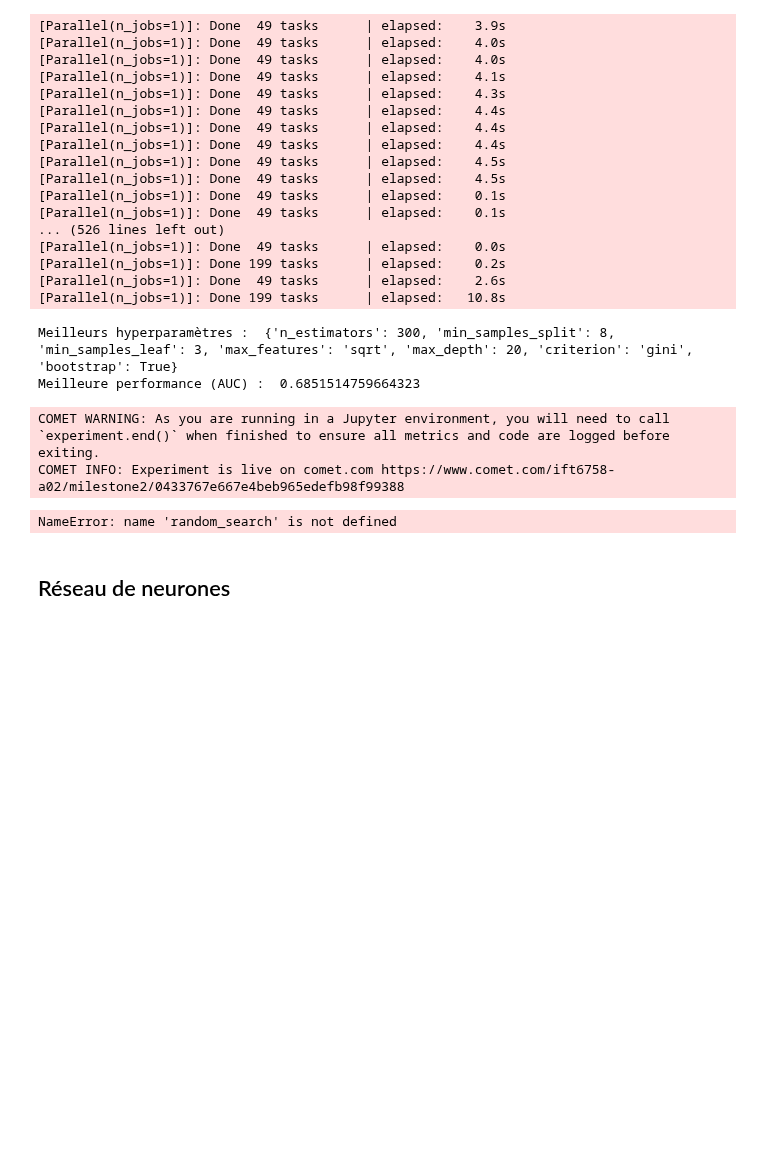
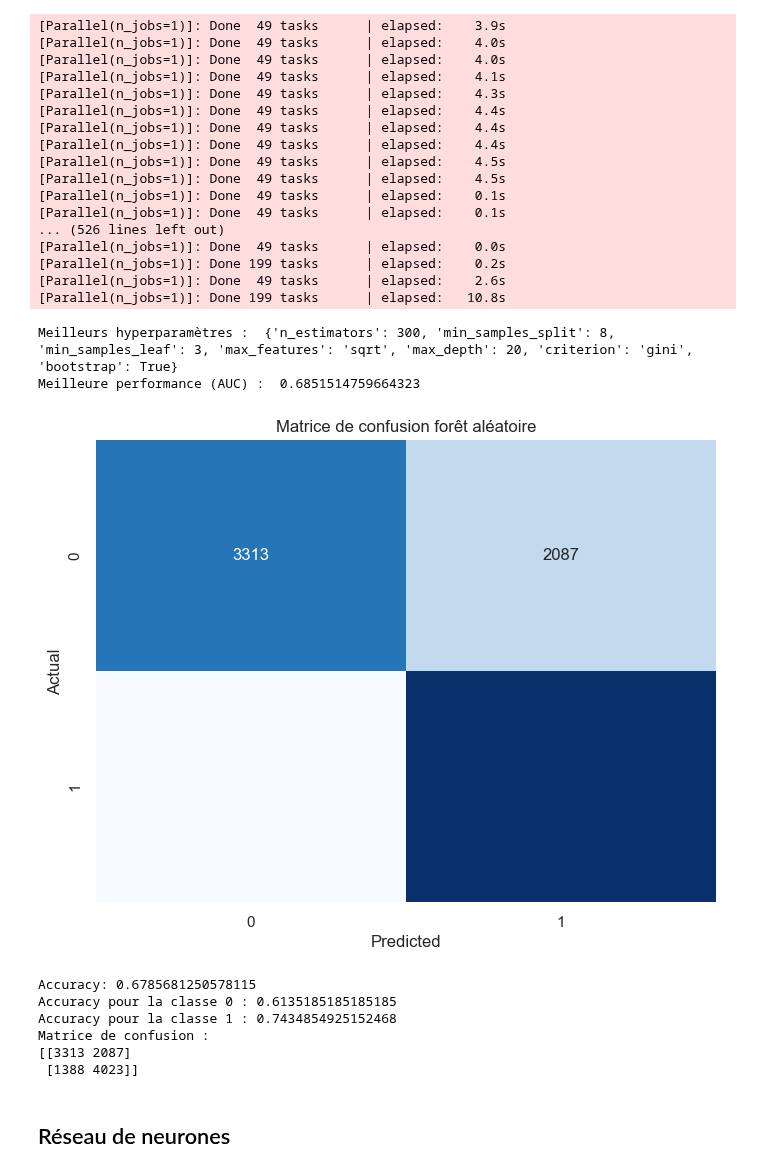
Before and after one commit to Alexia57/A02-projet, a Jupyter notebook: notebooks/Milestone2_faites_de_votre_mieux.ipynb, the cells around one changed output. Saved outputs shown, nothing was run; the diff lists cells and outputs as text; code cells hidden in the pictures; blank space fills up the shorter version.

```diff
--- a/notebooks/Milestone2_faites_de_votre_mieux.ipynb
+++ b/notebooks/Milestone2_faites_de_votre_mieux.ipynb
@@ -498,7 +463,7 @@ Meilleure performance (AUC) :  0.6851514759664323
     n_jobs=-1
 )"""
 
-experience_comet = True
+experience_comet = False
 
 if experience_comet:
     exp_rf = Experiment(
@@ -509,14 +474,15 @@ if experience_comet:
     exp_rf.set_name("Modèle RandomForest 50/50 - best hyperparametre")
 
 # Création du modèle avec les meilleurs hyperparamètres
-best_params = random_search.best_params_
-rf = RandomForestClassifier(**best_params)
+#best_params = random_search.best_params_
+best_params = {'n_estimators': 300, 'min_samples_split': 8, 'min_samples_leaf': 3, 'max_features': 'sqrt', 'max_depth': 20, 'criterion': 'gini', 'bootstrap': True}
+rf_50 = RandomForestClassifier(**best_params)
 
 # Entraîenement
-rf.fit(X_train_try, y_train_try)
+rf_50.fit(X_train_try, y_train_try)
 
 # prédictions sur l'ensemble de validation
-y_pred_rf_try = rf.predict(X_valid_try)
+y_pred_rf_try = rf_50.predict(X_valid_try)
 
 # Calcul de l'accuracy et de la matrice de confusion
 accuracy_rf_try = accuracy_score(y_valid_try, y_pred_rf_try)
@@ -529,44 +495,48 @@ plt.xlabel('Predicted')
 plt.ylabel('Actual')
 plt.title('Matrice de confusion forêt aléatoire')
 plt.show()
 
 # Calcul des accuracies par classe
 accuracy_class_0_rf_try = (y_pred_rf_try[y_valid_try.values == 0] == 0).sum() / (y_valid_try.values == 0).sum()
 accuracy_class_1_rf_try = (y_pred_rf_try[y_valid_try.values == 1] == 1).sum() / (y_valid_try.values == 1).sum()
 
 print(f"Accuracy: {accuracy_rf_try}")
 print(f"Accuracy pour la classe 0 : {accuracy_class_0_rf_try}")
 print(f"Accuracy pour la classe 1 : {accuracy_class_1_rf_try}")
 print(f'Matrice de confusion : \n{conf_matrix_rf_try}')
 
 hyperparams_rf_try = {
-    "criterion": rf.criterion,
-    "max_depth": rf.max_depth,
-    "max_features": rf.max_features,
-    "min_samples_leaf": rf.min_samples_leaf,
-    "min_samples_split": rf.min_samples_split,
-    "n_estimators": rf.n_estimators,
-    "random_state": rf.random_state
+    "criterion": rf_50.criterion,
+    "max_depth": rf_50.max_depth,
+    "max_features": rf_50.max_features,
+    "min_samples_leaf": rf_50.min_samples_leaf,
+    "min_samples_split": rf_50.min_samples_split,
+    "n_estimators": rf_50.n_estimators,
+    "random_state": rf_50.random_state
 }
 
 if experience_comet:
     if not os.path.exists('models'):
         os.makedirs('models')
 
-    pickle.dump(rf, open("models/random_forest_50-50_best_param.pkl", "wb"))
+    pickle.dump(rf_50, open("models/random_forest_50-50_best_param.pkl", "wb"))
 
     exp_rf.log_model("Modèle RandomForest après ACP", "models/random_forest_50-50_best_hyp-param.pkl")
     exp_rf.log_metric("accuracy", accuracy_rf_try)
     exp_rf.log_metric("accuracy_class_0", accuracy_class_0_rf_try)
     exp_rf.log_metric("accuracy_class_1", accuracy_class_1_rf_try)
     exp_rf.log_confusion_matrix(y_true=y_valid_try, y_predicted=y_pred_rf_try, title="Matrice de confusion : RandomForest 50-50 - best hyperparametre")
     exp_rf.log_parameters(hyperparams_rf_try)
     exp_rf.add_tag("random_forest_50-50_best_hyp-param")
     exp_rf.end()
 # %% [output]
+[figure, added]
-COMET WARNING: As you are running in a Jupyter environment, you will need to call `experiment.end()` when finished to ensure all metrics and code are logged before exiting.
-COMET INFO: Experiment is live on comet.com https://www.comet.com/ift6758-a02/milestone2/0433767e667e4beb965edefb98f99388
+Accuracy: 0.6785681250578115
+Accuracy pour la classe 0 : 0.6135185185185185
+Accuracy pour la classe 1 : 0.7434854925152468
+Matrice de confusion :
+[[3313 2087]
+ [1388 4023]]
-NameError: name 'random_search' is not defined
 # %% [markdown]
 ## Réseau de neurones
 # %%
```
Also changed, not shown: parts of 17 cells of this notebook, 2 other files.
